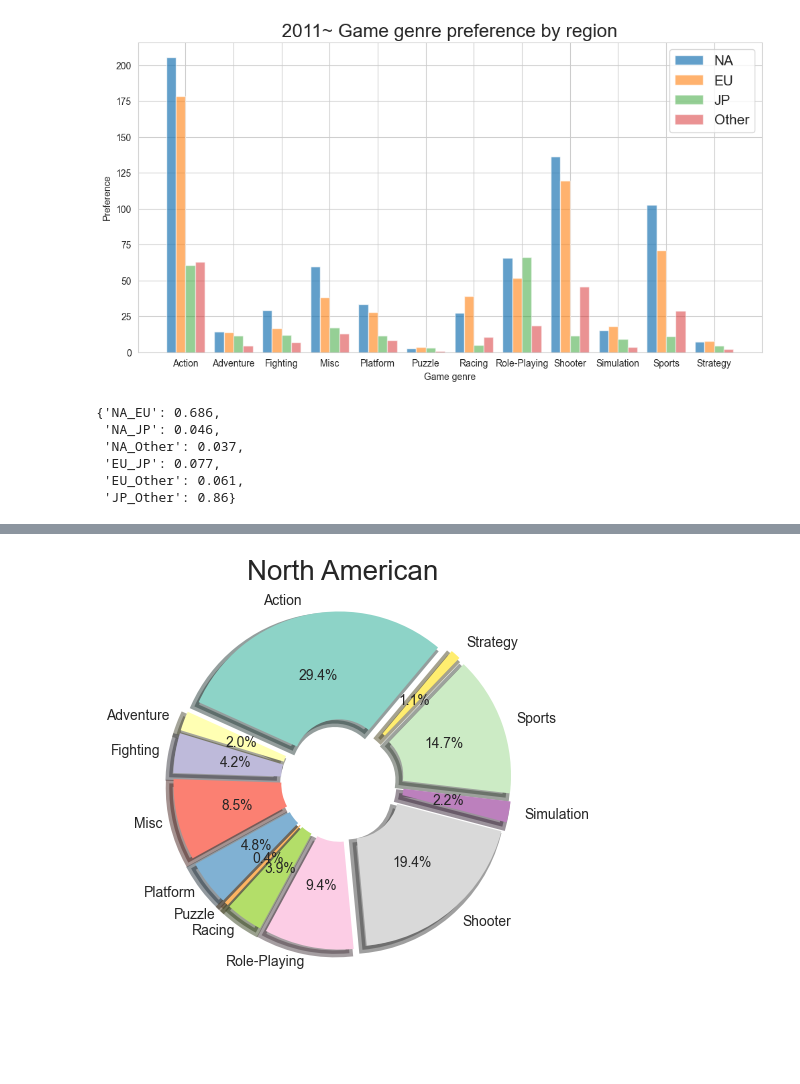
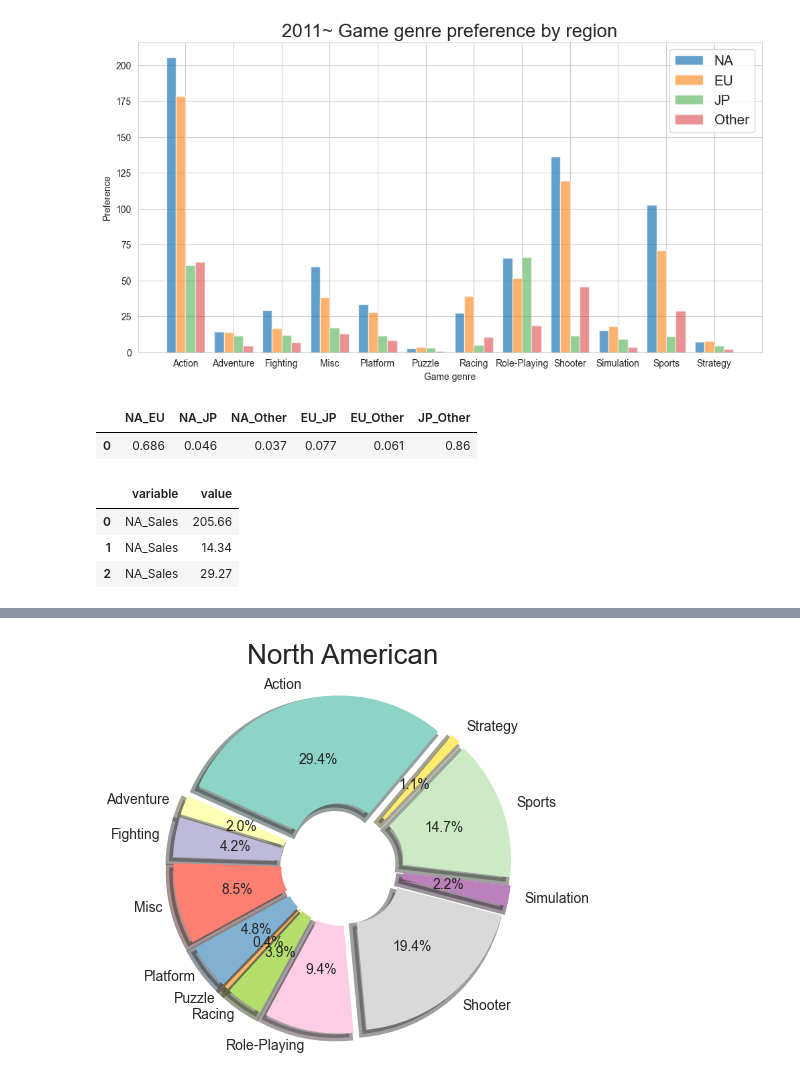
Before and after one commit to KkangJun/Project_presentation, a Jupyter notebook: ai_17_김준혁_Section1_Project.ipynb, the cells around one changed output, grey strips where cells are left out. Saved outputs shown, nothing was run; the diff lists cells and outputs as text; code cells hidden in the pictures; blank space fills up the shorter version.

```diff
--- a/ai_17_김준혁_Section1_Project.ipynb
+++ b/ai_17_김준혁_Section1_Project.ipynb
@@ -243,24 +245,28 @@ plt.show()
 # %%
 # 지역마다 동일여부
 # 귀무가설 : 지역 n = 지역 m
 # 대립가설 : 지역 n != 지역 m
 
 pvalue = {'NA_EU':0, 'NA_JP':0, 'NA_Other':0, 'EU_JP':0, 'EU_Other':0, 'JP_Other':0}
 plist = []
 
 for i in range(3):
     for j in range(i+1, 4):
         pv = st.f_oneway(country_genre.iloc[:,i],country_genre.iloc[:,j])[1]
         plist.append(pv)
 
 for i,keys in enumerate(pvalue.keys()):
     pvalue[keys] = round(plist[i], 3)
 
-pvalue
+pd.DataFrame(pvalue,index=np.arange(1))
 # %% [output]
-{'NA_EU': 0.686,
- 'NA_JP': 0.046,
- 'NA_Other': 0.037,
- 'EU_JP': 0.077,
- 'EU_Other': 0.061,
- 'JP_Other': 0.86}
+|  | NA_EU | NA_JP | NA_Other | EU_JP | EU_Other | JP_Other |
+| 0 | 0.686 | 0.046 | 0.037 | 0.077 | 0.061 | 0.86 |
+# %%
+cg_melt = country_genre.melt()
+cg_melt.head(3)
+# %% [output]
+|  | variable | value |
+| 0 | NA_Sales | 205.66 |
+| 1 | NA_Sales | 14.34 |
+| 2 | NA_Sales | 29.27 |
```
Also changed, not shown: parts of 7 cells of this notebook.
